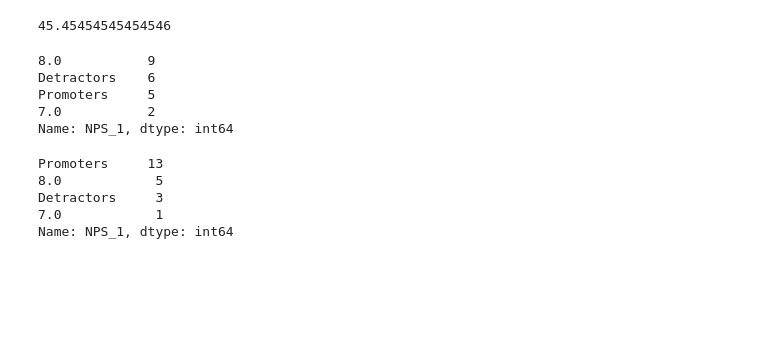
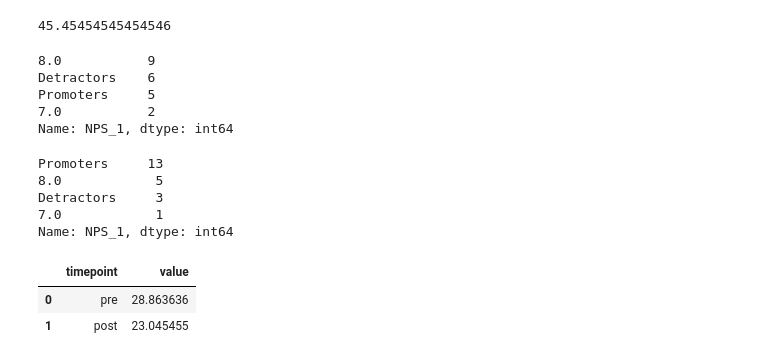
Before and after one commit to youribenadjaoud/PHP1880-stress-survey, a Jupyter notebook: stress_survey.ipynb, the cells around one changed output. Saved outputs shown, nothing was run; the diff lists cells and outputs as text; code cells hidden in the pictures; blank space fills up the shorter version.

```diff
--- a/stress_survey.ipynb
+++ b/stress_survey.ipynb
@@ -212,0 +219,6 @@ Name: NPS_1, dtype: int64
+# %%
+pss_total_grouped
+# %% [output]
+|  | timepoint | value |
+| 0 | pre | 28.863636 |
+| 1 | post | 23.045455 |
```
Also changed, not shown: parts of 8 cells of this notebook.
